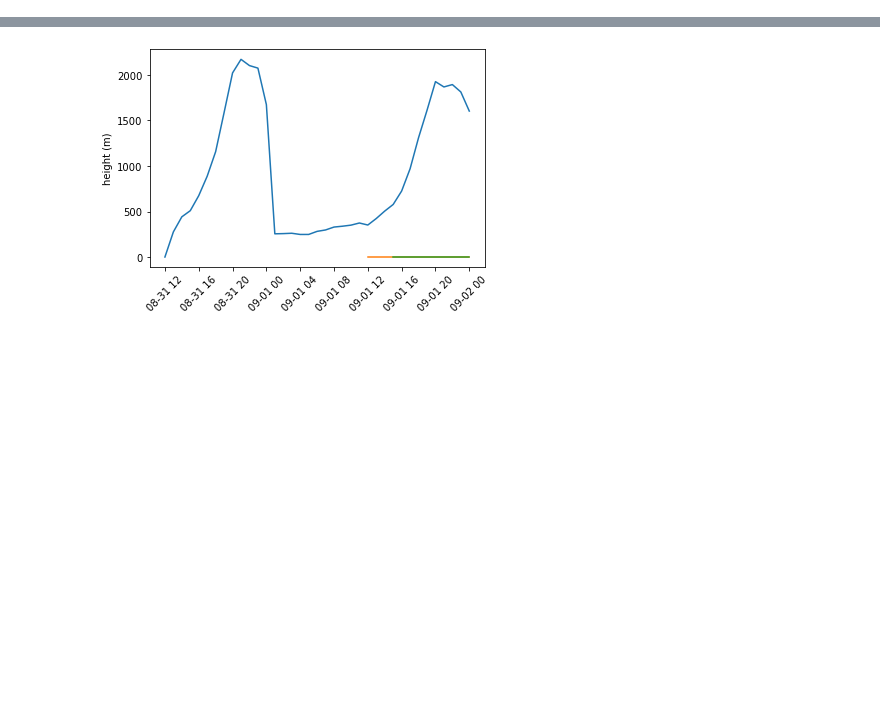
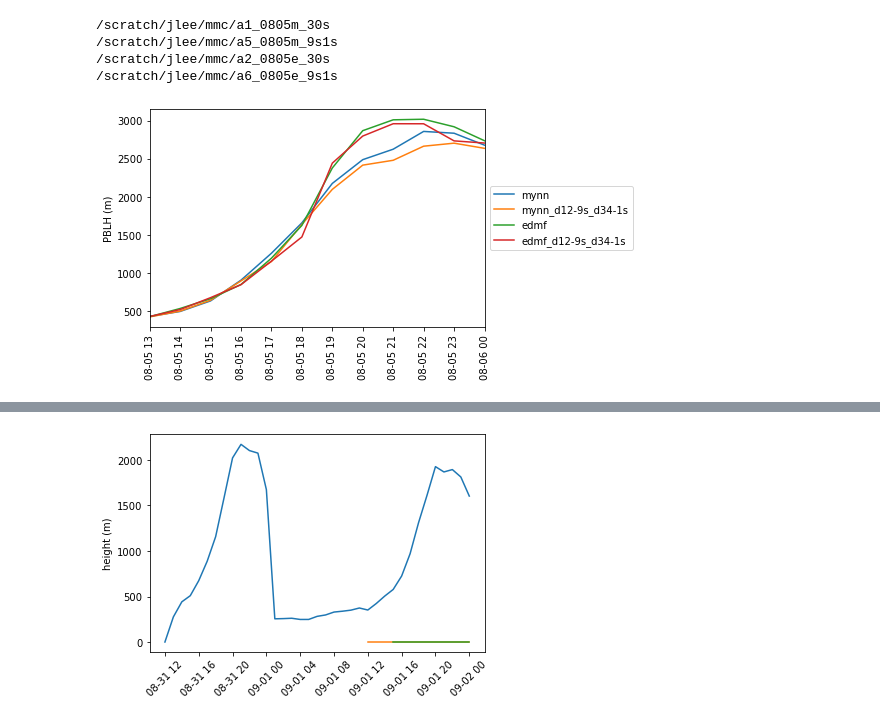
Before and after one commit to joejoeyjoseph/mmc-pnnl-j3, a Jupyter notebook: sgp/eagle/02d_wrf_pblh.ipynb, the cells around one changed output, grey strips where cells are left out. Saved outputs shown, nothing was run; the diff lists cells and outputs as text; code cells hidden in the pictures; blank space fills up the shorter version.

```diff
--- a/sgp/eagle/02d_wrf_pblh.ipynb
+++ b/sgp/eagle/02d_wrf_pblh.ipynb
@@ -40,0 +98,10 @@ def get_pblh(wrf_path, domain):
+# %%
+wrf_list = ['mynn', 'mynn_d12-9s_d34-1s',
+            'edmf', 'edmf_d12-9s_d34-1s']
+plot_d02pblh(eval_date, wrf_list)
+# %% [output]
+/scratch/jlee/mmc/a1_0805m_30s
+/scratch/jlee/mmc/a5_0805m_9s1s
+/scratch/jlee/mmc/a2_0805e_30s
+/scratch/jlee/mmc/a6_0805e_9s1s
+[figure, added]
```
Also changed, not shown: parts of 11 cells of this notebook.
